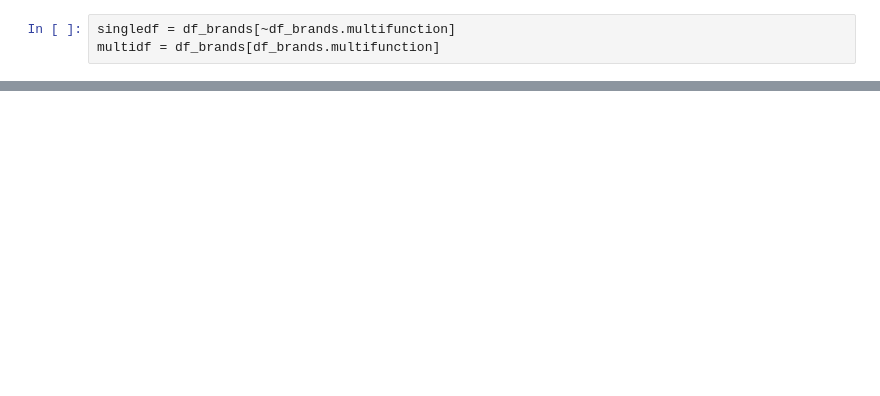
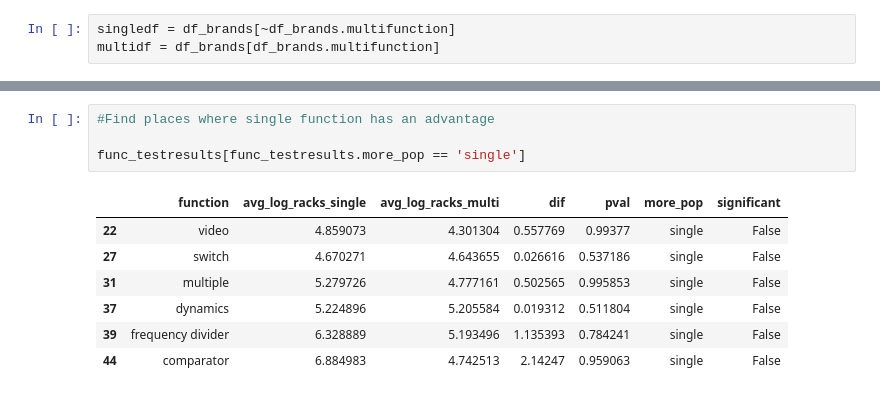
Before and after one commit to zstone00000/nycdsa_python_project, a Jupyter notebook: Eurorack_EDA.ipynb, the cells around one changed output, grey strips where cells are left out. Saved outputs shown, nothing was run; the diff lists cells and outputs as text; blank space fills up the shorter version.

```diff
--- a/Eurorack_EDA.ipynb
+++ b/Eurorack_EDA.ipynb
@@ -573,0 +668,12 @@ multidf = df_brands[df_brands.multifunction]
+# %%
+#Find places where single function has an advantage
+
+func_testresults[func_testresults.more_pop == 'single']
+# %% [output]
+|  | function | avg_log_racks_single | avg_log_racks_multi | dif | pval | more_pop | significant |
+| 22 | video | 4.859073 | 4.301304 | 0.557769 | 0.99377 | single | False |
+| 27 | switch | 4.670271 | 4.643655 | 0.026616 | 0.537186 | single | False |
+| 31 | multiple | 5.279726 | 4.777161 | 0.502565 | 0.995853 | single | False |
+| 37 | dynamics | 5.224896 | 5.205584 | 0.019312 | 0.511804 | single | False |
+| 39 | frequency divider | 6.328889 | 5.193496 | 1.135393 | 0.784241 | single | False |
+| 44 | comparator | 6.884983 | 4.742513 | 2.14247 | 0.959063 | single | False |
```
Also changed, not shown: parts of 18 cells of this notebook.
